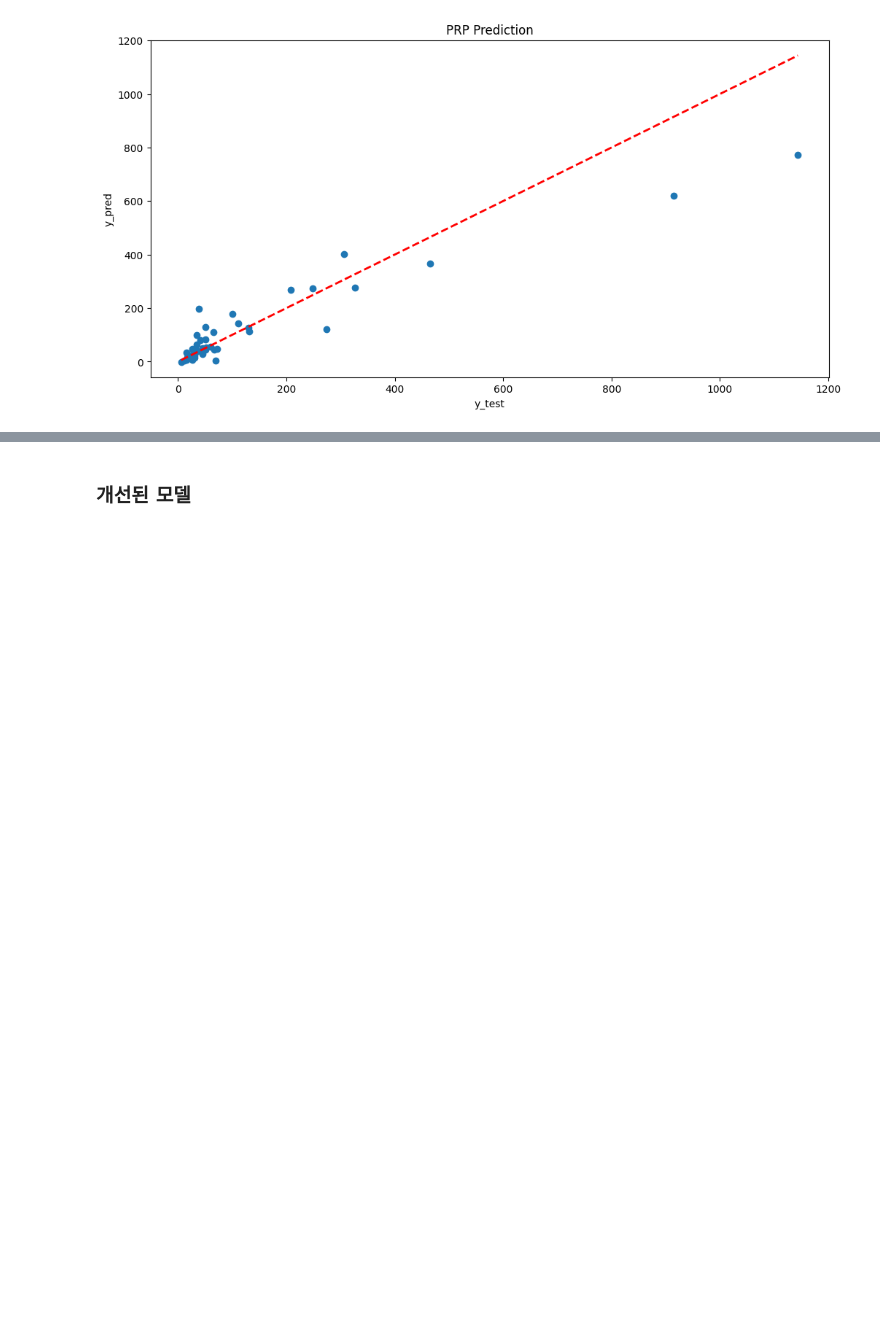
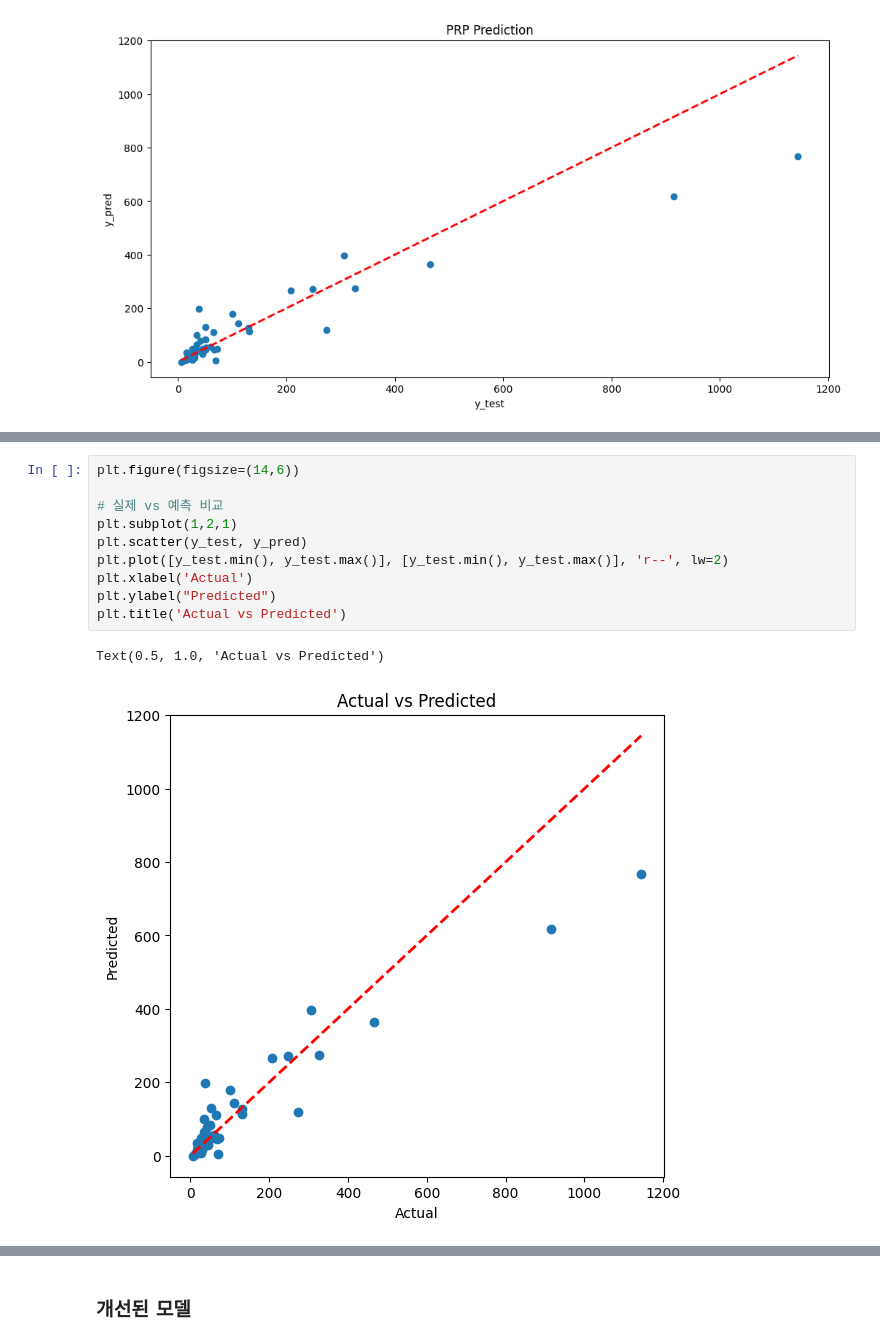
Before and after one commit to KXEN1/python_basic, a Jupyter notebook: pipeline_cpu_data.ipynb, the cells around one changed output, grey strips where cells are left out. Cells and saved outputs as stored; diff of their text form; blank space fills up the shorter version.

```diff
--- a/pipeline_cpu_data.ipynb
+++ b/pipeline_cpu_data.ipynb
@@ -228,3 +228,16 @@ for param in param_grid:
+# %%
+plt.figure(figsize=(14,6))
+
+# 실제 vs 예측 비교
+plt.subplot(1,2,1)
+plt.scatter(y_test, y_pred)
+plt.plot([y_test.min(), y_test.max()], [y_test.min(), y_test.max()], 'r--', lw=2)
+plt.xlabel('Actual')
+plt.ylabel("Predicted")
+plt.title('Actual vs Predicted')
+# %% [output]
+Text(0.5, 1.0, 'Actual vs Predicted')
+[figure, added]
 # %%
 # 성능 지표 출력
 print(f"Testing MSE: {mse}")
```
Also changed, not shown: parts of 7 cells of this notebook, 3 other files.
